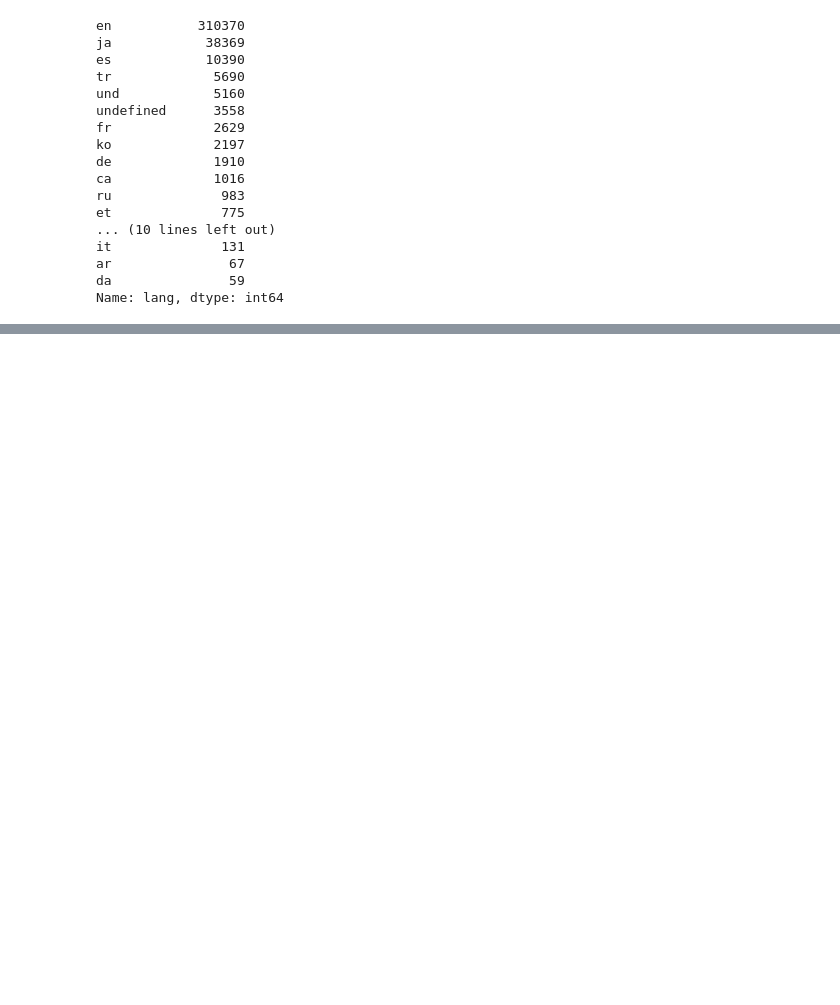
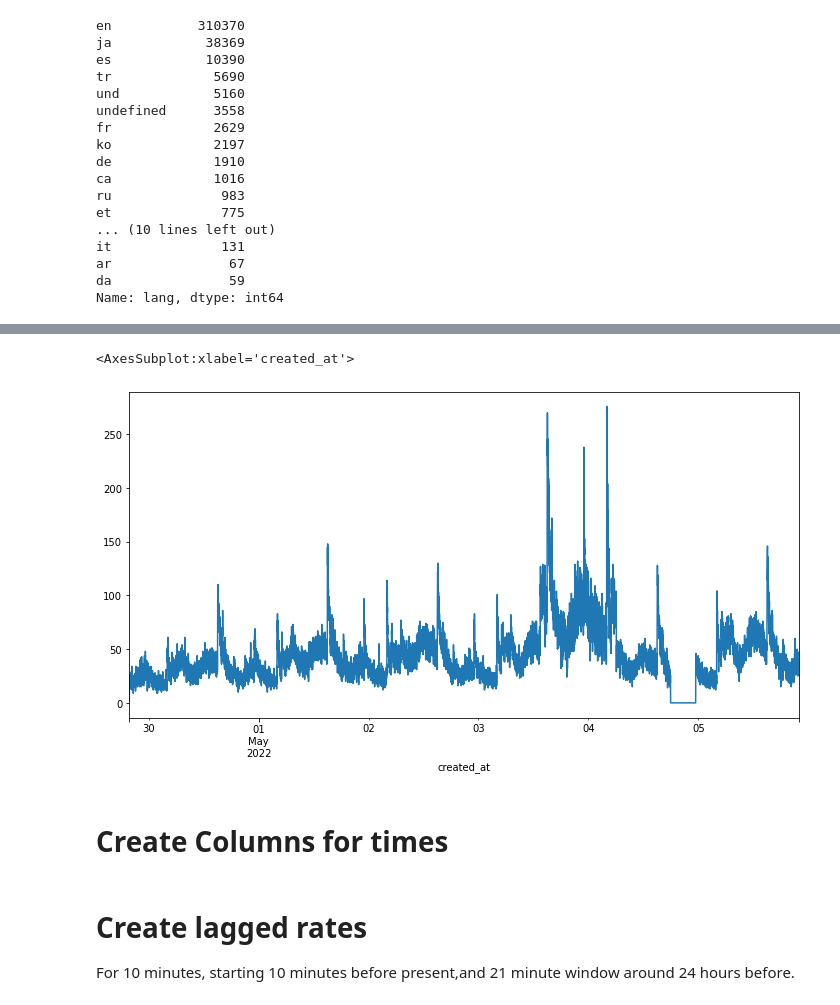
Before and after one commit to dtersegno/capstone, a Jupyter notebook: model/3_preprocessing.ipynb, the cells around one changed output, grey strips where cells are left out. Drawn from its saved outputs; the diff is of its cells as text; code cells hidden in the pictures; blank space fills up the shorter version.

```diff
--- a/model/3_preprocessing.ipynb
+++ b/model/3_preprocessing.ipynb
@@ -69,0 +300,16 @@ Name: lang, dtype: int64
+# %%
+df.drop(columns = ['Unnamed: 0',
+         'lang',
+         'possibly_sensitive',
+         'source',
+         'text',
+         'location',
+         'win',
+         'is_poke',
+         'broad_location',
+         'hashtags',
+         'has_hashtags',
+         'broad_location_is_undefined',
+         'language_is_undefined'
+        ],
+       inplace = True)
@@ -69,0 +338,5 @@ Name: lang, dtype: int64
+# %%
+df['created_at'] = pd.to_datetime(df['created_at'], errors='coerce')
+
+#each tweet counts as one. This is for counting totals.
+df['ones'] = 1
@@ -69,0 +358,3 @@ Name: lang, dtype: int64
+# %%
+#resample by minute
+ts = df.resample(rule = 'T', on = 'created_at')
@@ -69,0 +363,4 @@ Name: lang, dtype: int64
+# %%
+ts_df = ts.mean().drop(columns = 'ones')
+ts_df['total_tweets'] = ts['ones'].sum()
+ts_df
@@ -69,0 +382,7 @@ Name: lang, dtype: int64
+# %%
+ts_df['total_tweets'].plot(figsize = (12,6))
+# %% [output]
+<AxesSubplot:xlabel='created_at'>
+[figure, added]
+# %% [markdown]
+# Create Columns for times
@@ -69,0 +393,4 @@ Name: lang, dtype: int64
+# %% [markdown]
+# Create lagged rates
+
+For 10 minutes, starting 10 minutes before present,and 21 minute window around 24 hours before.
```
Also changed, not shown: parts of 42 cells of this notebook, 5 other files.
